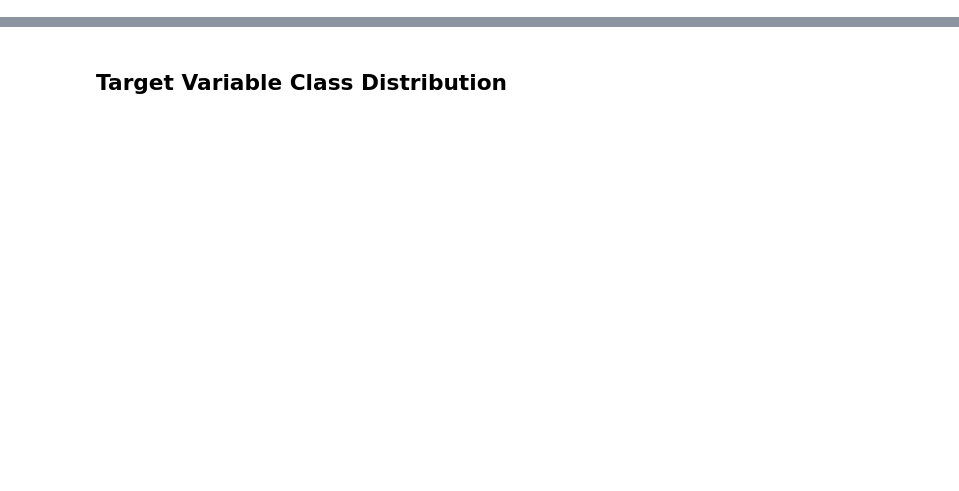
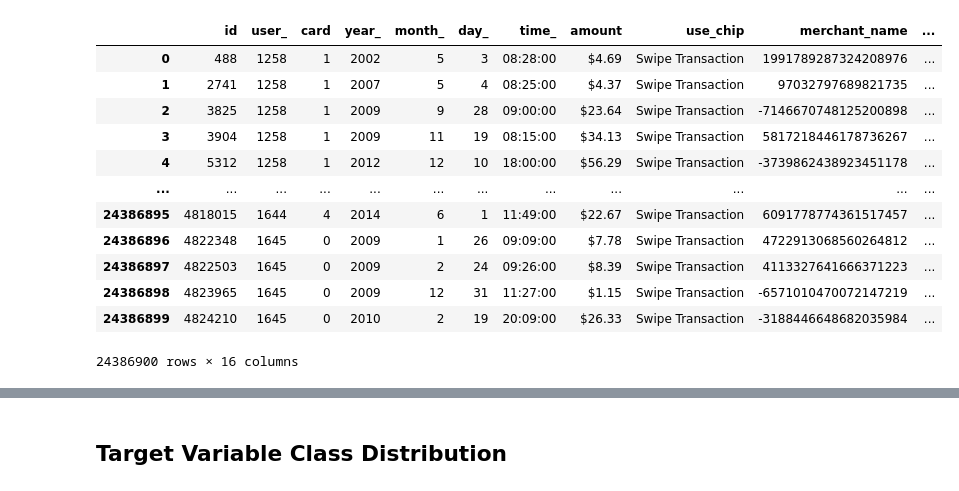
Before and after one commit to shuyaof/Credit-Card-Fraud-Detection, a Jupyter notebook: MachineLearning.ipynb, the cells around one changed output, grey strips where cells are left out. Drawn from its saved outputs; the diff is of its cells as text; code cells hidden in the pictures; blank space fills up the shorter version.

```diff
--- a/MachineLearning.ipynb
+++ b/MachineLearning.ipynb
@@ -16,3 +14,20 @@ from collections import Counter
+# %%
+new_df = pd.read_sql('select * from ccf', engine.connect())
+new_df
+# %% [output]
+|  | id | user_ | card | year_ | month_ | day_ | time_ | amount | use_chip | merchant_name | ... |
+| 0 | 488 | 1258 | 1 | 2002 | 5 | 3 | 08:28:00 | $4.69 | Swipe Transaction | 1991789287324208976 | ... |
+| 1 | 2741 | 1258 | 1 | 2007 | 5 | 4 | 08:25:00 | $4.37 | Swipe Transaction | 97032797689821735 | ... |
+| 2 | 3825 | 1258 | 1 | 2009 | 9 | 28 | 09:00:00 | $23.64 | Swipe Transaction | -7146670748125200898 | ... |
+| 3 | 3904 | 1258 | 1 | 2009 | 11 | 19 | 08:15:00 | $34.13 | Swipe Transaction | 5817218446178736267 | ... |
+| 4 | 5312 | 1258 | 1 | 2012 | 12 | 10 | 18:00:00 | $56.29 | Swipe Transaction | -3739862438923451178 | ... |
+| ... | ... | ... | ... | ... | ... | ... | ... | ... | ... | ... | ... |
+| 24386895 | 4818015 | 1644 | 4 | 2014 | 6 | 1 | 11:49:00 | $22.67 | Swipe Transaction | 6091778774361517457 | ... |
+| 24386896 | 4822348 | 1645 | 0 | 2009 | 1 | 26 | 09:09:00 | $7.78 | Swipe Transaction | 4722913068560264812 | ... |
+| 24386897 | 4822503 | 1645 | 0 | 2009 | 2 | 24 | 09:26:00 | $8.39 | Swipe Transaction | 4113327641666371223 | ... |
+| 24386898 | 4823965 | 1645 | 0 | 2009 | 12 | 31 | 11:27:00 | $1.15 | Swipe Transaction | -6571010470072147219 | ... |
+| 24386899 | 4824210 | 1645 | 0 | 2010 | 2 | 19 | 20:09:00 | $26.33 | Swipe Transaction | -3188446648682035984 | ... |
+24386900 rows × 16 columns
 # %%
 file_path = Path('card_transaction.v1.csv')
 new_df = pd.read_csv(file_path)
```
Also changed, not shown: parts of 36 cells of this notebook.
